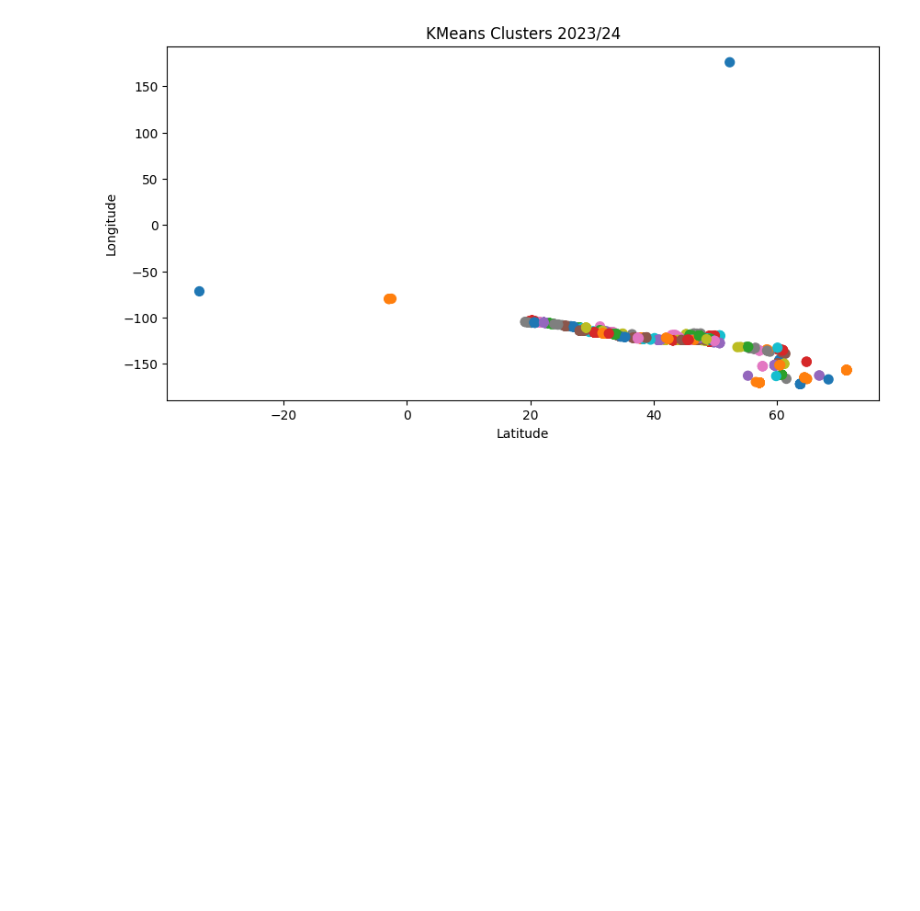
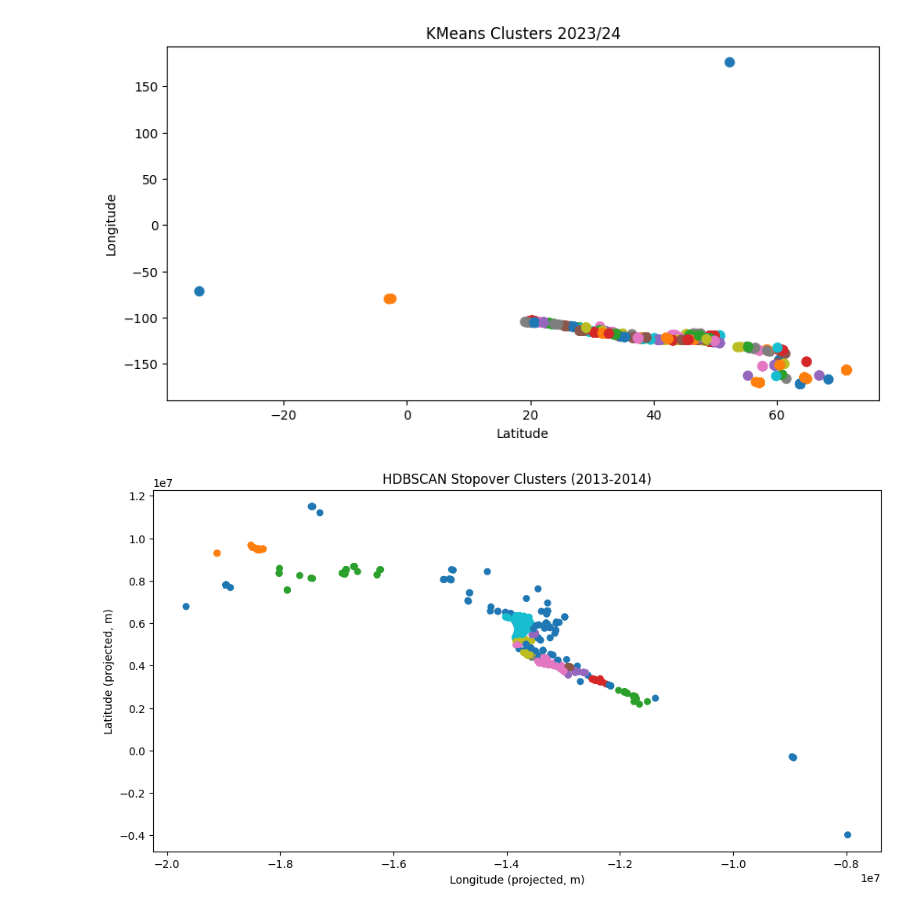
Before and after one commit to manasi2905/Climate-Change-Driven-Bird-Migration, a Jupyter notebook: intial_analysis.ipynb, the cells around one changed output. Saved outputs shown, nothing was run; the diff lists cells and outputs as text; code cells hidden in the pictures; blank space fills up the shorter version.

```diff
--- a/intial_analysis.ipynb
+++ b/intial_analysis.ipynb
@@ -203,3 +204,86 @@ See the caveats in the documentation: https://pandas.pydata.org/pandas-docs/stab
   cluster_df23["clusters"] = labels_23
 [figure]
 [figure]
+# %%
+import geopandas as gpd
+import hdbscan
+import numpy as np
+import matplotlib.pyplot as plt
+
+# GeoDataFrame in WGS84
+gdf_13 = gpd.GeoDataFrame(
+    locations_13,
+    geometry=gpd.points_from_xy(locations_13["lng"], locations_13["lat"]),
+    crs="EPSG:4326"
+)
+gdf_23 = gpd.GeoDataFrame(
+    locations_23,
+    geometry=gpd.points_from_xy(locations_23["lng"], locations_23["lat"]),
+    crs="EPSG:4326"
+)
+
+# Project to meters
+gdf_13_projected = gdf_13.to_crs(epsg=3857)
+gdf_23_projected = gdf_23.to_crs(epsg=3857)
+
+# USE PROJECTED COORDINATES (meters)
+X_13 = np.vstack([
+    gdf_13_projected.geometry.x.values,
+    gdf_13_projected.geometry.y.values
+]).T
+X_23 = np.vstack([
+    gdf_23_projected.geometry.x.values,
+    gdf_23_projected.geometry.y.values
+]).T
+
+coords_rad13 = np.radians(
+    np.column_stack([gdf_13["lat"], gdf_13["lng"]])
+)
+
+coords_rad23 = np.radians(
+    np.column_stack([gdf_23["lat"], gdf_23["lng"]])
+)
+
+epsilon_rad = 60000 / 6371000
+
+clusterer = hdbscan.HDBSCAN(
+    min_cluster_size=20,
+    min_samples=5,
+    metric="haversine",
+    cluster_selection_epsilon=epsilon_rad
+)
+
+labels_13 = clusterer.fit_predict(coords_rad13)
+labels_23 = clusterer.fit_predict(coords_rad23)
+
+gdf_13["cluster"] = labels_13
+gdf_23["cluster"] = labels_23
+
+# Plot
+plt.figure(figsize=(12,6))
+plt.scatter(
+    gdf_13_projected.geometry.x,
+    gdf_13_projected.geometry.y,
+    c=gdf_13["cluster"],
+    cmap='tab10',
+    s=30
+)
+plt.xlabel("Longitude (projected, m)")
+plt.ylabel("Latitude (projected, m)")
+plt.title("HDBSCAN Stopover Clusters (2013-2014)")
+plt.show()
+
+plt.figure(figsize=(12,6))
+plt.scatter(
+    gdf_23_projected.geometry.x,
+    gdf_23_projected.geometry.y,
+    c=gdf_23["cluster"],
+    cmap='tab10',
+    s=30
+)
+plt.xlabel("Longitude (projected, m)")
+plt.ylabel("Latitude (projected, m)")
+plt.title("HDBSCAN Stopover Clusters (2023-2024)")
+plt.show()
+# %% [output]
+[figure, added]
```
Also changed, not shown: parts of 3 cells of this notebook.
